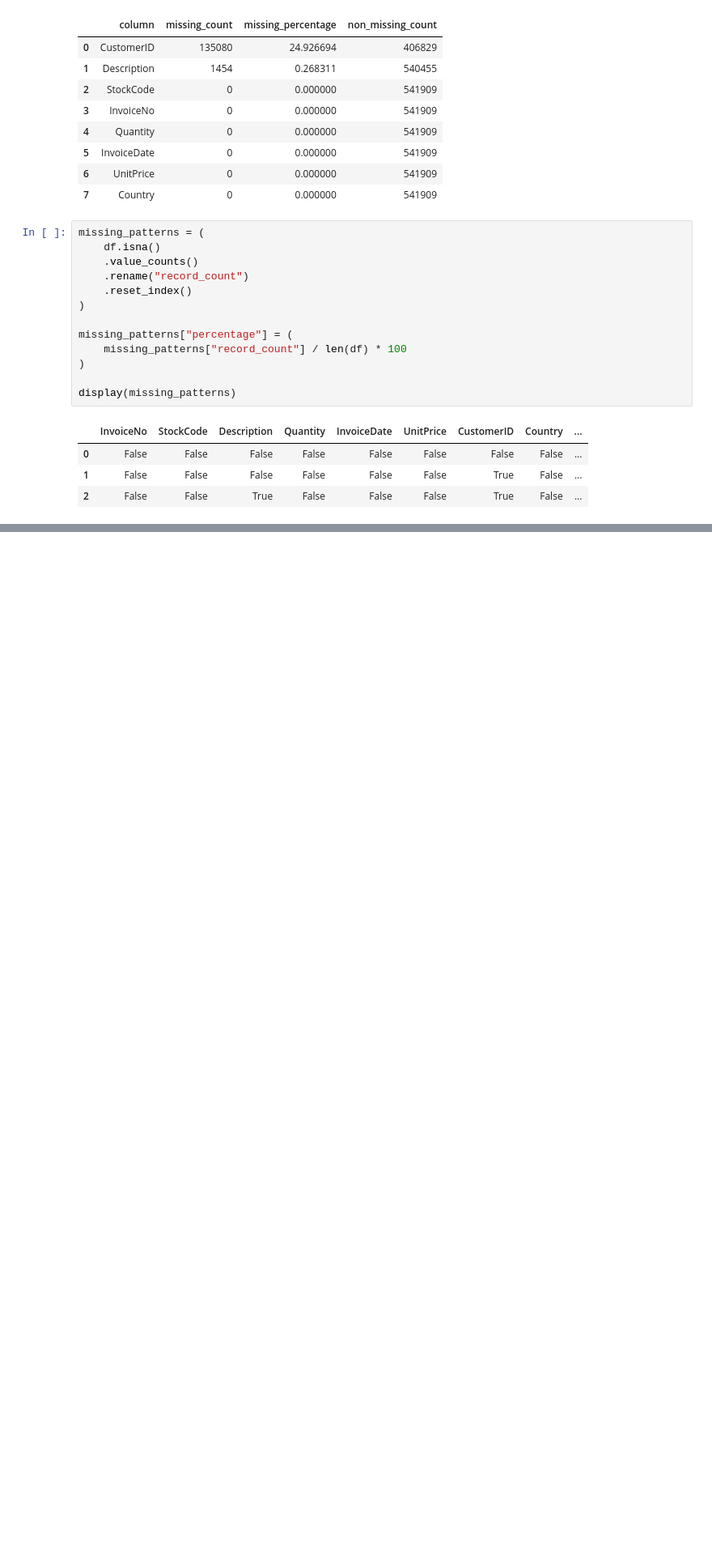
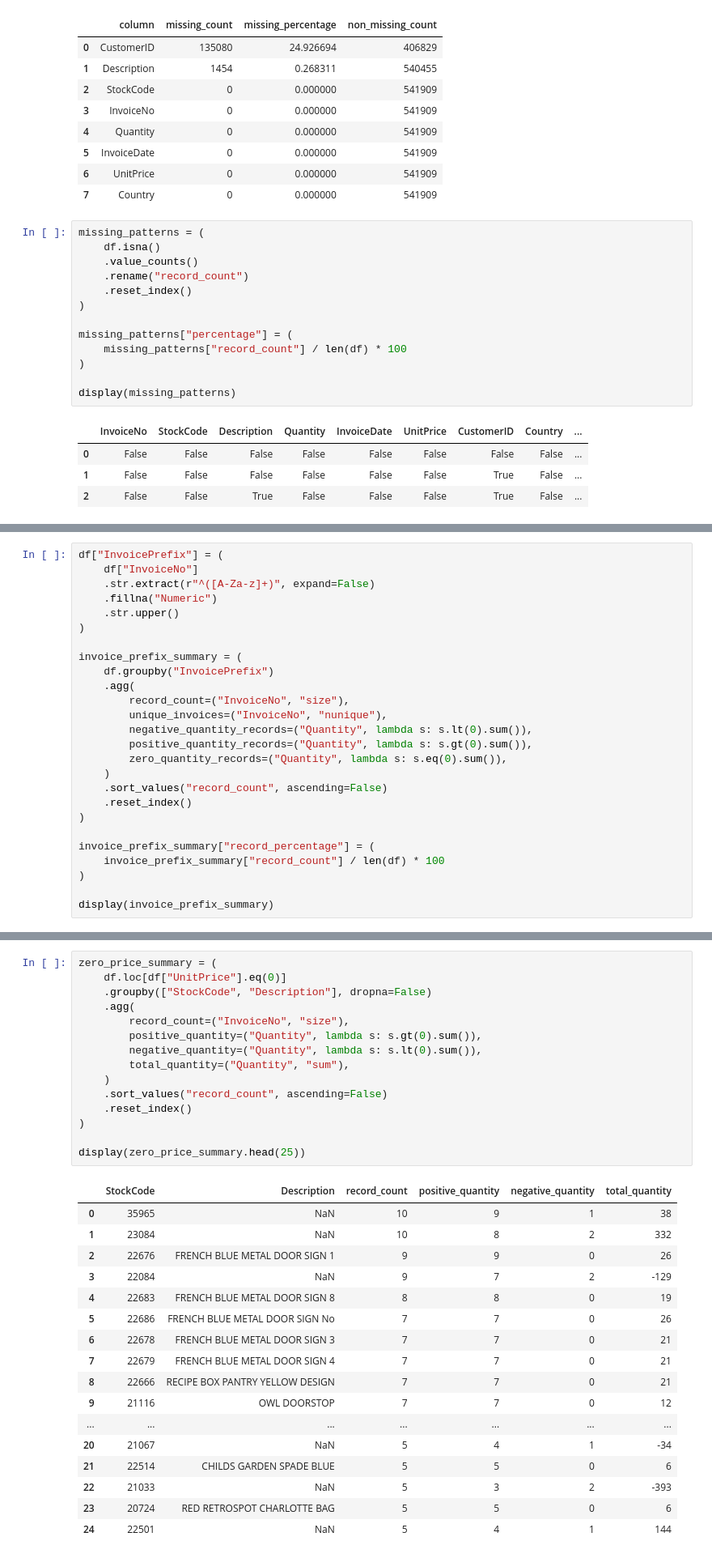
Before and after one commit to RaselParvejHrid/EDA, a Jupyter notebook: Part IX - Capstone/notebooks/End_to_End_EDA.ipynb, the cells around one changed output, grey strips where cells are left out. Shown at 81% size. Cells and saved outputs as stored; diff of their text form; blank space fills up the shorter version.

```diff
--- a/Part IX - Capstone/notebooks/End_to_End_EDA.ipynb
+++ b/Part IX - Capstone/notebooks/End_to_End_EDA.ipynb
@@ -526,0 +792,26 @@ display(missing_patterns)
+# %%
+df["InvoicePrefix"] = (
+    df["InvoiceNo"]
+    .str.extract(r"^([A-Za-z]+)", expand=False)
+    .fillna("Numeric")
+    .str.upper()
+)
+
+invoice_prefix_summary = (
+    df.groupby("InvoicePrefix")
+    .agg(
+        record_count=("InvoiceNo", "size"),
+        unique_invoices=("InvoiceNo", "nunique"),
+        negative_quantity_records=("Quantity", lambda s: s.lt(0).sum()),
+        positive_quantity_records=("Quantity", lambda s: s.gt(0).sum()),
+        zero_quantity_records=("Quantity", lambda s: s.eq(0).sum()),
+    )
+    .sort_values("record_count", ascending=False)
+    .reset_index()
+)
+
+invoice_prefix_summary["record_percentage"] = (
+    invoice_prefix_summary["record_count"] / len(df) * 100
+)
+
+display(invoice_prefix_summary)
@@ -526,0 +907,33 @@ display(missing_patterns)
+# %%
+zero_price_summary = (
+    df.loc[df["UnitPrice"].eq(0)]
+    .groupby(["StockCode", "Description"], dropna=False)
+    .agg(
+        record_count=("InvoiceNo", "size"),
+        positive_quantity=("Quantity", lambda s: s.gt(0).sum()),
+        negative_quantity=("Quantity", lambda s: s.lt(0).sum()),
+        total_quantity=("Quantity", "sum"),
+    )
+    .sort_values("record_count", ascending=False)
+    .reset_index()
+)
+
+display(zero_price_summary.head(25))
+# %% [output]
+|  | StockCode | Description | record_count | positive_quantity | negative_quantity | total_quantity |
+| 0 | 35965 | NaN | 10 | 9 | 1 | 38 |
+| 1 | 23084 | NaN | 10 | 8 | 2 | 332 |
+| 2 | 22676 | FRENCH BLUE METAL DOOR SIGN 1 | 9 | 9 | 0 | 26 |
+| 3 | 22084 | NaN | 9 | 7 | 2 | -129 |
+| 4 | 22683 | FRENCH BLUE METAL DOOR SIGN 8 | 8 | 8 | 0 | 19 |
+| 5 | 22686 | FRENCH BLUE METAL DOOR SIGN No | 7 | 7 | 0 | 26 |
+| 6 | 22678 | FRENCH BLUE METAL DOOR SIGN 3 | 7 | 7 | 0 | 21 |
+| 7 | 22679 | FRENCH BLUE METAL DOOR SIGN 4 | 7 | 7 | 0 | 21 |
+| 8 | 22666 | RECIPE BOX PANTRY YELLOW DESIGN | 7 | 7 | 0 | 21 |
+| 9 | 21116 | OWL DOORSTOP | 7 | 7 | 0 | 12 |
+| ... | ... | ... | ... | ... | ... | ... |
+| 20 | 21067 | NaN | 5 | 4 | 1 | -34 |
+| 21 | 22514 | CHILDS GARDEN SPADE BLUE | 5 | 5 | 0 | 6 |
+| 22 | 21033 | NaN | 5 | 3 | 2 | -393 |
+| 23 | 20724 | RED RETROSPOT CHARLOTTE BAG | 5 | 5 | 0 | 6 |
+| 24 | 22501 | NaN | 5 | 4 | 1 | 144 |
```
Also changed, not shown: parts of 16 cells of this notebook, 1 other file.
